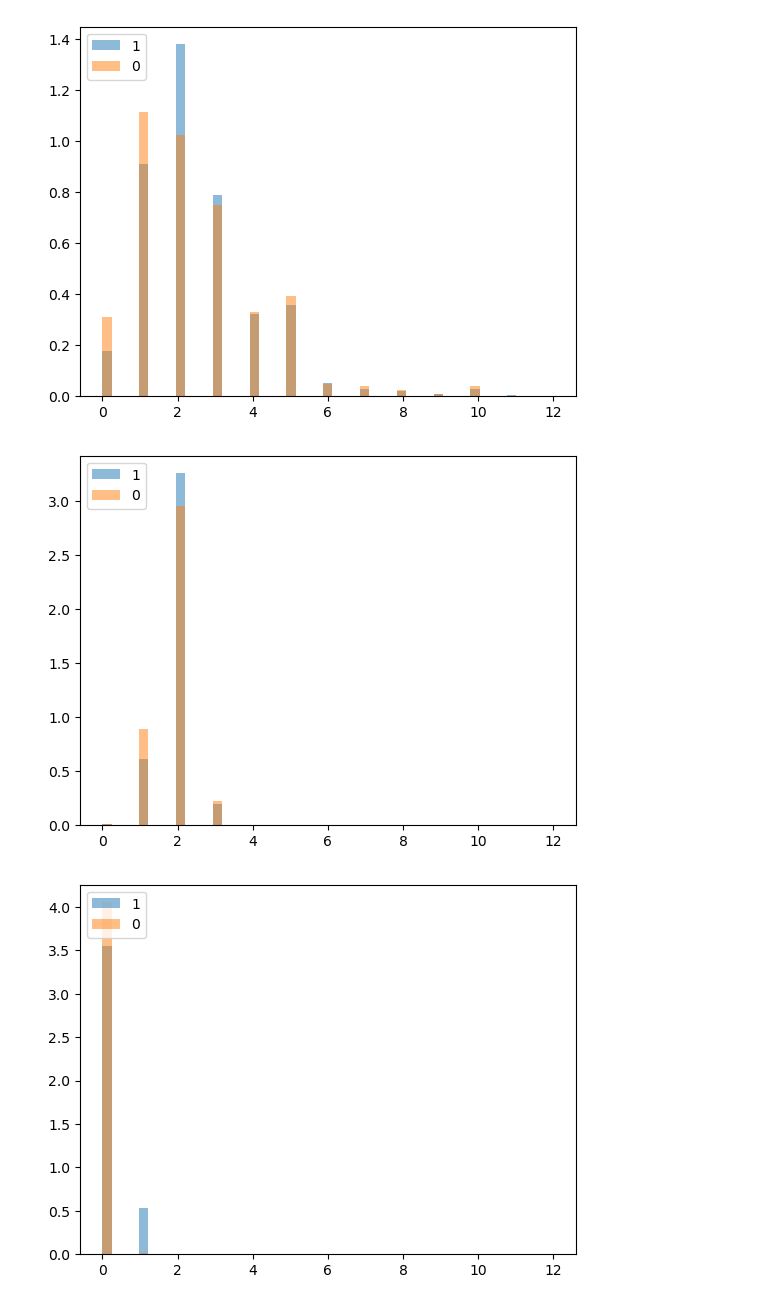
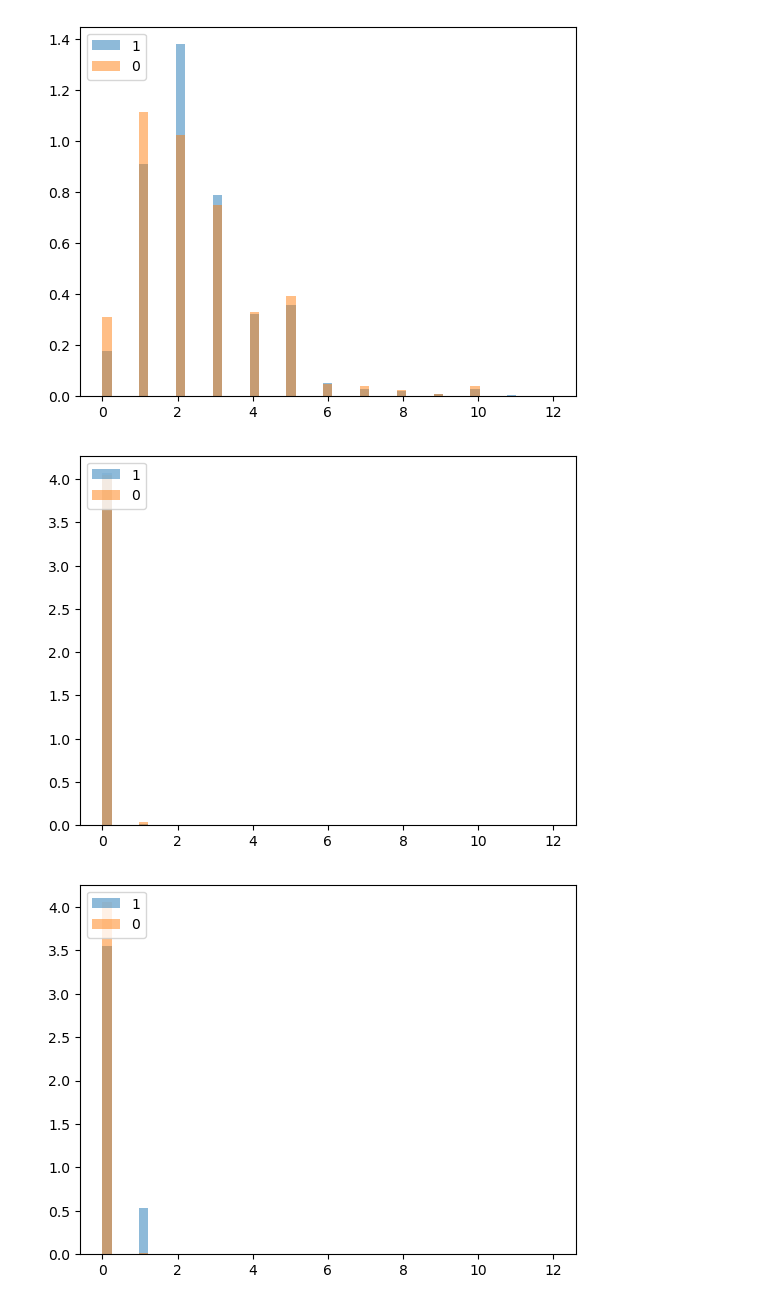
Before and after one commit to sanjaytaylor2012/Hotel-App, a Jupyter notebook: model/model.ipynb, the cells around one changed output. Cells and saved outputs as stored; diff of their text form; code cells hidden in the pictures.

```diff
--- a/model/model.ipynb
+++ b/model/model.ipynb
@@ -114,14 +114,14 @@ pyplot.show()
 [figure]
 # %%
 bins = np.linspace(0, 12, 50)
-pyplot.hist(df2[df2['is_canceled']==1]['adults'], bins, alpha = 0.5, density=True, label=1)
-pyplot.hist(df2[df2['is_canceled']==0]['adults'], bins, alpha = 0.5,density=True, label=0)
+pyplot.hist(df2[df2['is_canceled']==1]['babies'], bins, alpha = 0.5, density=True, label=1)
+pyplot.hist(df2[df2['is_canceled']==0]['babies'], bins, alpha = 0.5,density=True, label=0)
 pyplot.legend(loc='upper left')
 
 #2 adults more likely to cancel
 pyplot.show()
 # %% [output]
-[figure, old version]
+[figure, new version]
 # %%
 
 bins = np.linspace(0, 12, 50)
```
Also changed, not shown: parts of 1 cell of this notebook, 7 other files.
